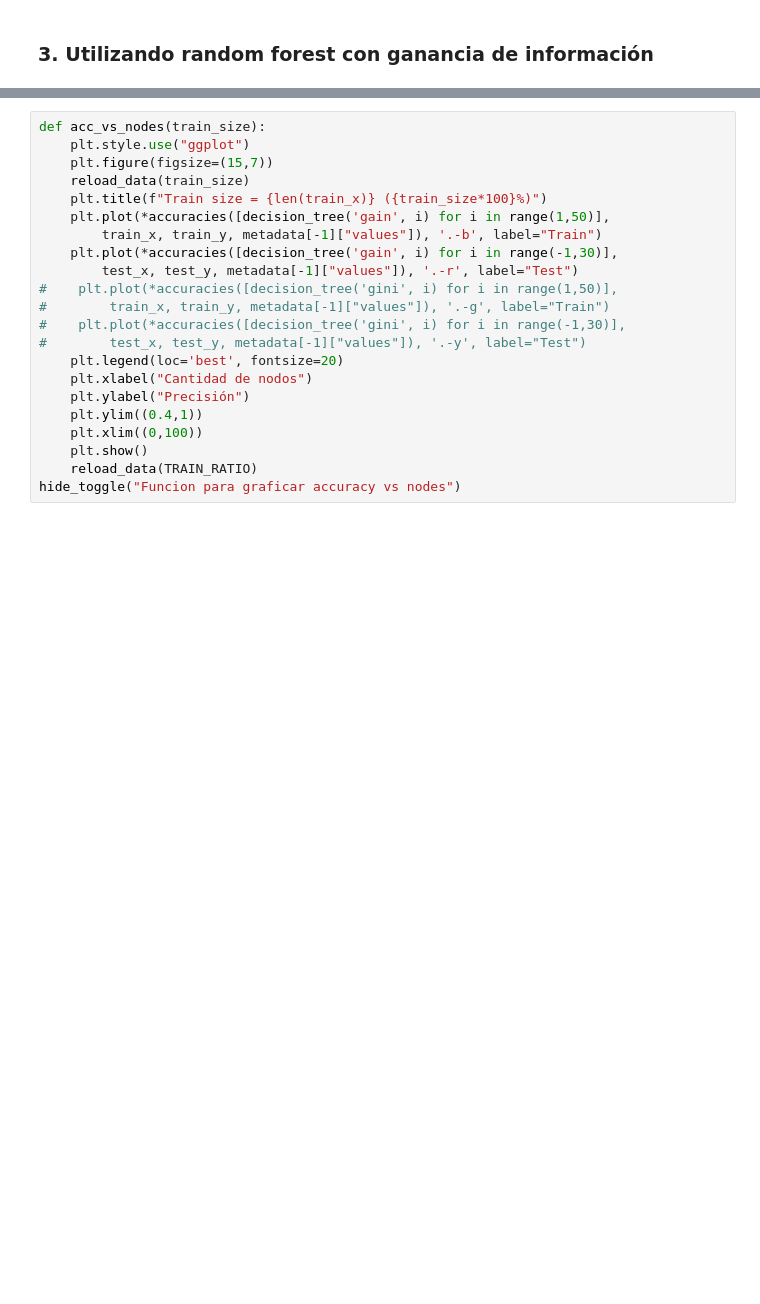
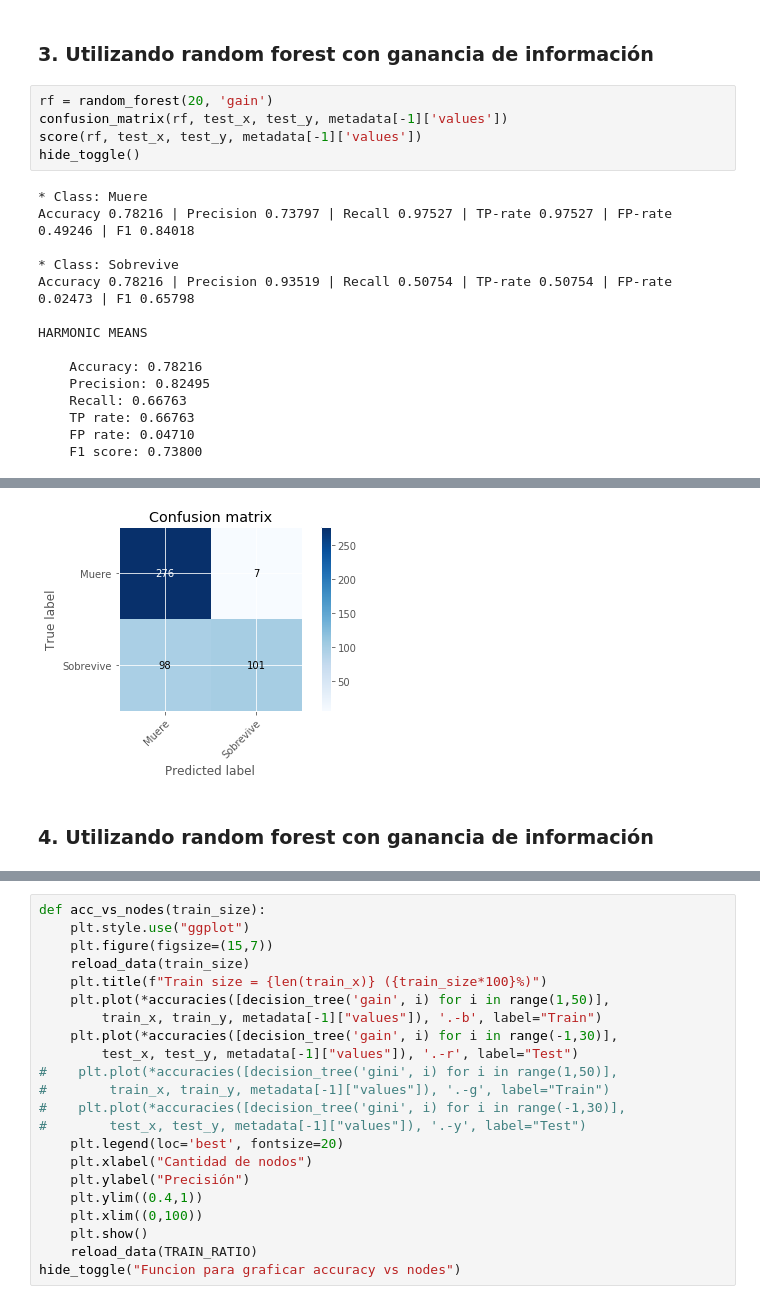
Before and after one commit to marcelolynch/machinelearning, a Jupyter notebook: tp2/Titanic.ipynb, the cells around one changed output, grey strips where cells are left out. Cells and saved outputs as stored; diff of their text form; blank space fills up the shorter version.

```diff
--- a/tp2/Titanic.ipynb
+++ b/tp2/Titanic.ipynb
@@ -213,2 +213,22 @@ HARMONIC MEANS
 # %% [markdown]
 ### 3. Utilizando random forest con ganancia de información
+# %%
+rf = random_forest(20, 'gain')
+confusion_matrix(rf, test_x, test_y, metadata[-1]['values'])
+score(rf, test_x, test_y, metadata[-1]['values'])
+hide_toggle()
+# %% [output]
+* Class: Muere
+Accuracy 0.78216 | Precision 0.73797 | Recall 0.97527 | TP-rate 0.97527 | FP-rate 0.49246 | F1 0.84018
+
+* Class: Sobrevive
+Accuracy 0.78216 | Precision 0.93519 | Recall 0.50754 | TP-rate 0.50754 | FP-rate 0.02473 | F1 0.65798
+
+HARMONIC MEANS
+
+    Accuracy: 0.78216
+    Precision: 0.82495
+    Recall: 0.66763
+    TP rate: 0.66763
+    FP rate: 0.04710
+    F1 score: 0.73800
@@ -215,3 +236,6 @@ HARMONIC MEANS
+[figure, added]
+# %% [markdown]
+### 4. Utilizando random forest con ganancia de información
 # %%
 rf = random_forest(10, 'gini')
 confusion_matrix(rf, test_x, test_y, metadata[-1]['values'])
```
Also changed, not shown: parts of 11 cells of this notebook, 7 other files.
